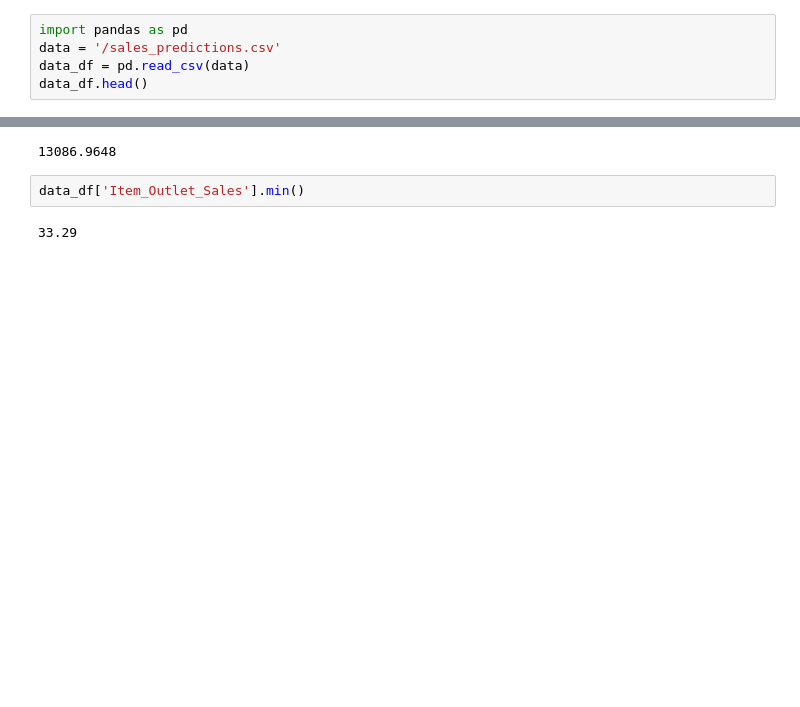
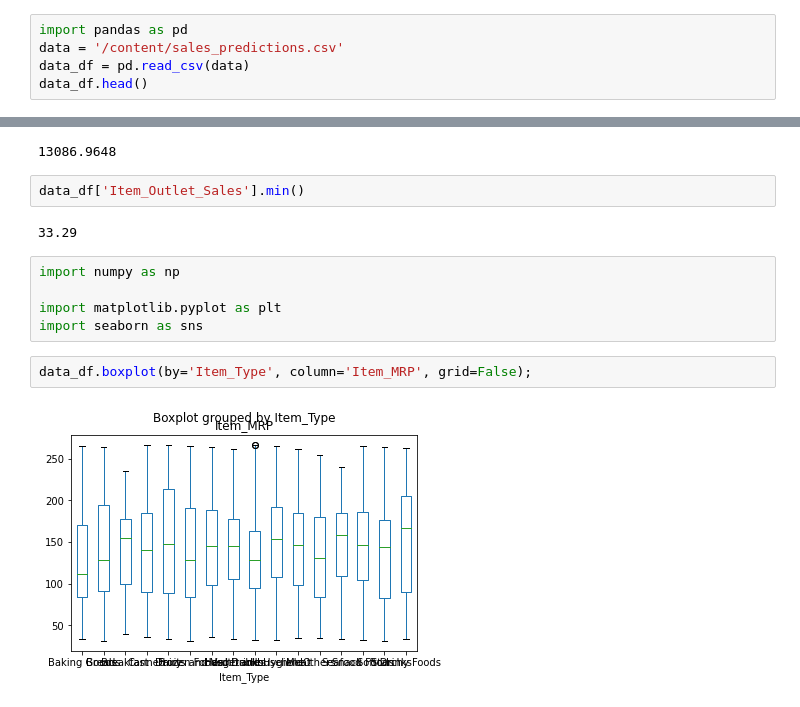
Before and after one commit to nathandhawale/Sales-Predictions, a Jupyter notebook: sales_predictions.ipynb, the cells around one changed output, grey strips where cells are left out. Saved outputs shown, nothing was run; the diff lists cells and outputs as text; blank space fills up the shorter version.

```diff
--- a/sales_predictions.ipynb
+++ b/sales_predictions.ipynb
@@ -2,7 +2,7 @@
 <a href="https://colab.research.google.com/github/nathandhawale/Sales-Predictions/blob/main/sales_predictions.ipynb" target="_parent"><img src="https://colab.research.google.com/assets/colab-badge.svg" alt="Open In Colab"/></a>
 # %%
 import pandas as pd
-data = '/sales_predictions.csv'
+data = '/content/sales_predictions.csv'
 data_df = pd.read_csv(data)
 data_df.head()
 # %% [output]
@@ -285,3 +285,12 @@ data_df['Item_Outlet_Sales'].max()
 data_df['Item_Outlet_Sales'].min()
 # %% [output]
 33.29
+# %%
+import numpy as np
+
+import matplotlib.pyplot as plt
+import seaborn as sns
+# %%
+data_df.boxplot(by='Item_Type', column='Item_MRP', grid=False);
+# %% [output]
+[figure, added]
```
Also changed, not shown: parts of 4 cells of this notebook.
